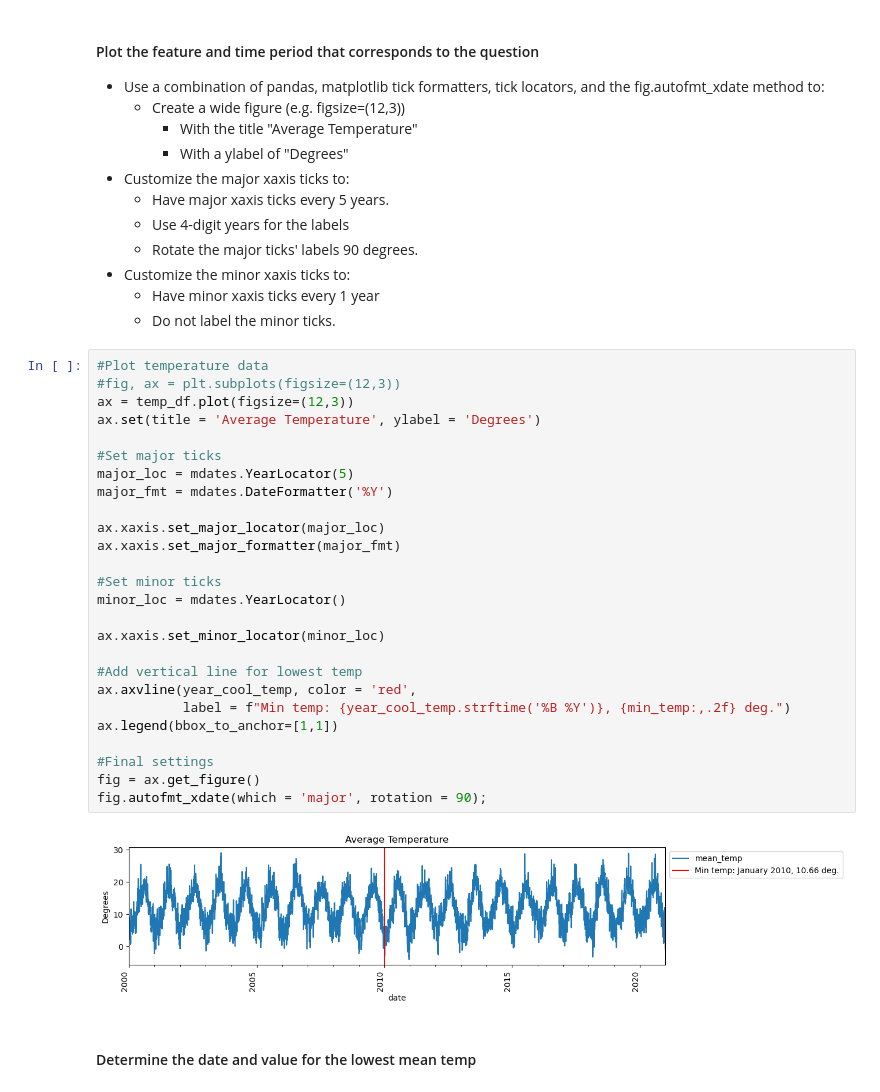
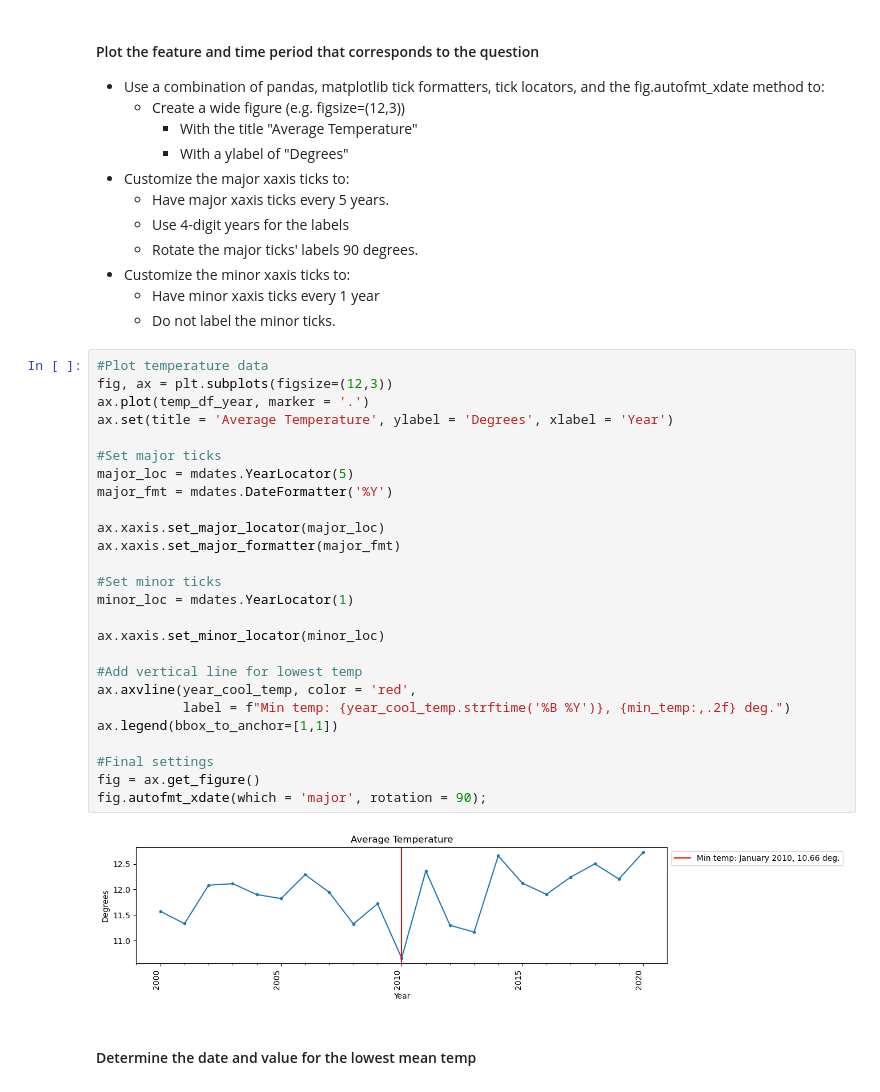
Before and after one commit to nenarossbce/Resampling-Datetime-Data--Core-, a Jupyter notebook: Resampling Datetime Data - Core .ipynb, the cells around one changed output. Saved outputs shown, nothing was run; the diff lists cells and outputs as text.

```diff
--- a/Resampling Datetime Data - Core .ipynb
+++ b/Resampling Datetime Data - Core .ipynb
@@ -316,34 +316,34 @@ The lowest average temperature of 10.66 degrees occurred in the year January 201
 * Customize the minor xaxis ticks to:
     * Have minor xaxis ticks every 1 year
     * Do not label the minor ticks.
-# %%
-#Plot temperature data
-#fig, ax = plt.subplots(figsize=(12,3))
-ax = temp_df.plot(figsize=(12,3))
-ax.set(title = 'Average Temperature', ylabel = 'Degrees')
-
-#Set major ticks
-major_loc = mdates.YearLocator(5)
-major_fmt = mdates.DateFormatter('%Y')
-
-ax.xaxis.set_major_locator(major_loc)
-ax.xaxis.set_major_formatter(major_fmt)
-
-#Set minor ticks
-minor_loc = mdates.YearLocator()
-
-ax.xaxis.set_minor_locator(minor_loc)
-
-#Add vertical line for lowest temp
-ax.axvline(year_cool_temp, color = 'red',
-           label = f"Min temp: {year_cool_temp.strftime('%B %Y')}, {min_temp:,.2f} deg.")
-ax.legend(bbox_to_anchor=[1,1])
-
-#Final settings
-fig = ax.get_figure()
-fig.autofmt_xdate(which = 'major', rotation = 90);
-# %% [output]
-[figure, removed]
+# %%
+#Plot temperature data
+fig, ax = plt.subplots(figsize=(12,3))
+ax.plot(temp_df_year, marker = '.')
+ax.set(title = 'Average Temperature', ylabel = 'Degrees', xlabel = 'Year')
+
+#Set major ticks
+major_loc = mdates.YearLocator(5)
+major_fmt = mdates.DateFormatter('%Y')
+
+ax.xaxis.set_major_locator(major_loc)
+ax.xaxis.set_major_formatter(major_fmt)
+
+#Set minor ticks
+minor_loc = mdates.YearLocator(1)
+
+ax.xaxis.set_minor_locator(minor_loc)
+
+#Add vertical line for lowest temp
+ax.axvline(year_cool_temp, color = 'red',
+           label = f"Min temp: {year_cool_temp.strftime('%B %Y')}, {min_temp:,.2f} deg.")
+ax.legend(bbox_to_anchor=[1,1])
+
+#Final settings
+fig = ax.get_figure()
+fig.autofmt_xdate(which = 'major', rotation = 90);
+# %% [output]
+[figure, added]
 # %% [markdown]
 #### Determine the date and value for the lowest mean temp
 # %% [markdown]
```
Also changed, not shown: parts of 4 cells of this notebook.
